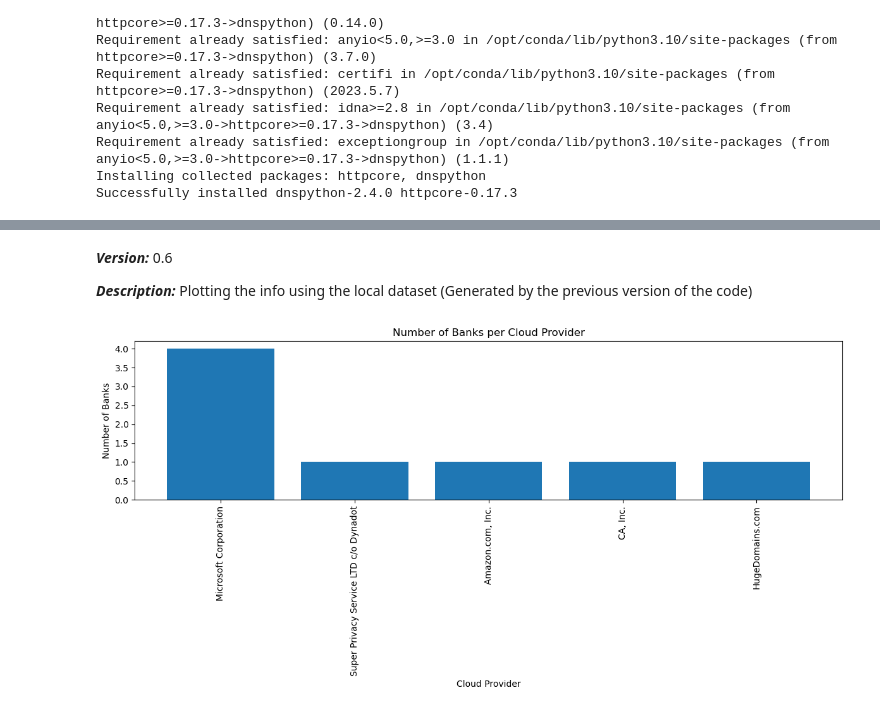
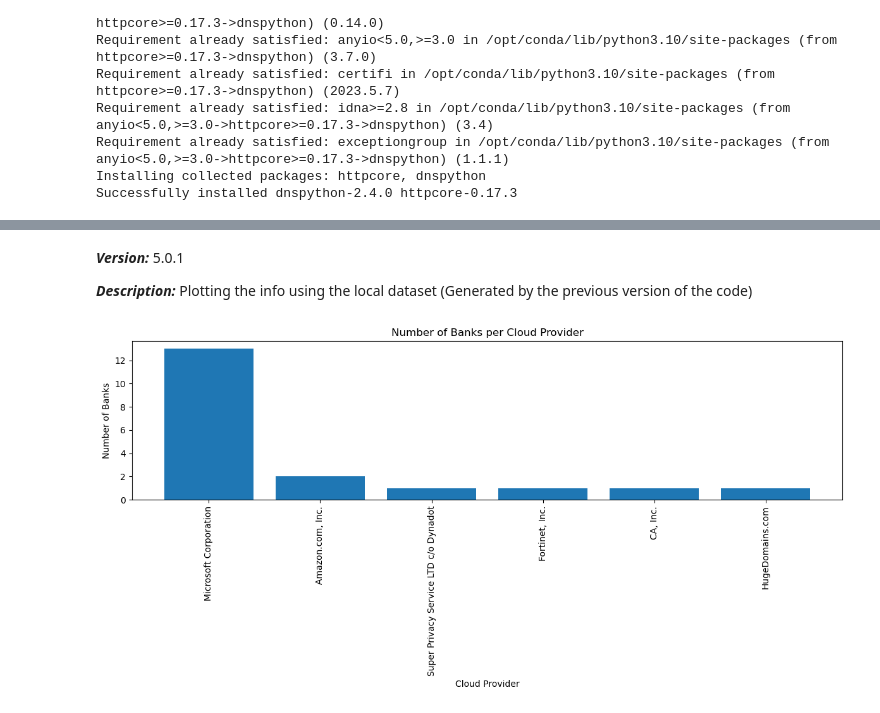
Before and after one commit to hacktivism-github/Measuring-Cloud-Adoption-AO, a Jupyter notebook: notebook7c17c2e440.ipynb, the cells around one changed output, grey strips where cells are left out. Drawn from its saved outputs; the diff is of its cells as text; code cells hidden in the pictures.

Commit message:
Kaggle Notebook | notebook7c17c2e440 | Version 4

```diff
--- a/notebook7c17c2e440.ipynb
+++ b/notebook7c17c2e440.ipynb
@@ -153,7 +151,7 @@ Error trying to connect to socket: closing socket - [Errno -2] Name or service n
 Error trying to connect to socket: closing socket - [Errno -2] Name or service not known
 Bank details written to bank_details-5.0.1.csv
 # %% [markdown]
-***Version:*** 0.6
+***Version:*** 5.0.1
 
 ***Description:*** Plotting the info using the local dataset (Generated by the previous version of the code)
 # %%
@@ -162,7 +160,7 @@ import ast
 import matplotlib.pyplot as plt
 
 # Specify the input CSV file path
-csv_file = "bank_details-5.0.1.csv"
+csv_file = "/kaggle/input/bankdetails501/bank_details-5.0.1.csv"
 
 # Read the bank details from the CSV file
 bank_details = []
@@ -174,31 +172,31 @@ with open(csv_file, "r", encoding="utf-8") as file:
 
 # Count the unique occurrences of each org_name
 org_name_counts = {}
 for bank in bank_details:
     org_names = bank["org_names"]
     unique_org_names = set(org_names)  # Remove duplicates within a row
     for org_name in unique_org_names:
         org_name = org_name.strip("'")  # Remove the single quotes from the Org Name
         if org_name in org_name_counts:
             org_name_counts[org_name] += 1
         else:
             org_name_counts[org_name] = 1
 
 # Sort the org_name_counts by count in descending order
 sorted_org_name_counts = sorted(org_name_counts.items(), key=lambda x: x[1], reverse=True)
 
 # Prepare data for plotting
 org_names = [item[0] for item in sorted_org_name_counts]
 counts = [item[1] for item in sorted_org_name_counts]
 
 # Plot the bar chart
 plt.figure(figsize=(12, 6))
 plt.bar(org_names, counts)
 plt.xlabel("Cloud Provider")
 plt.ylabel("Number of Banks")
 plt.title("Number of Banks per Cloud Provider")
 plt.xticks(rotation=90)
 plt.tight_layout()
 plt.show()
 # %% [output]
-[figure, old version]
+[figure, new version]
```
Also changed, not shown: parts of 2 cells of this notebook.
